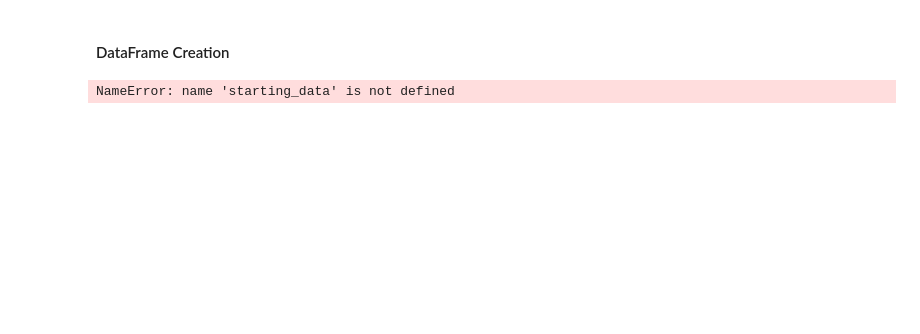
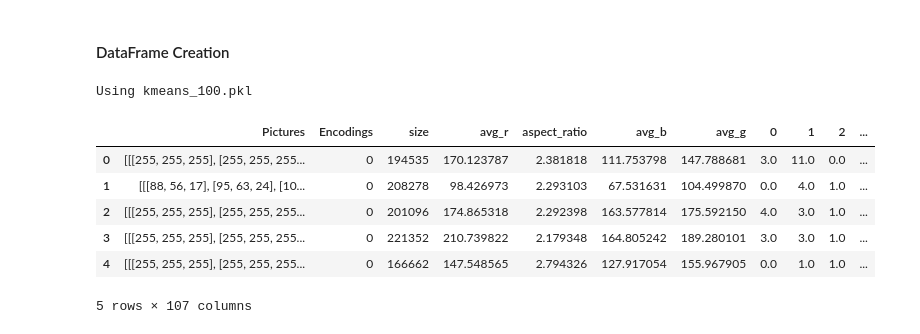
Before and after one commit to JRChow/data-200-grad-proj, a Jupyter notebook: GradProject_NB2.ipynb, the cells around one changed output. Saved outputs shown, nothing was run; the diff lists cells and outputs as text; code cells hidden in the pictures; blank space fills up the shorter version.

```diff
--- a/GradProject_NB2.ipynb
+++ b/GradProject_NB2.ipynb
@@ -267,10 +285,38 @@ train.head()
 # %% [markdown]
 <h4> DataFrame Creation </h4>
-# %%
-def feature_frame(df):
-    return df
-    #Returns data-frame with all the features now inside, and calculated
-# %%
-feature_frame(data_from_nb1)
-# %% [output]
-NameError: name 'starting_data' is not defined
+# %%
+def feature_frame(df):
+    data = df.copy()
+    # Convert gray to RGB
+    is_gray = data["Pictures"].apply(lambda img: img.ndim != 3)
+    rgb_imgs = data.loc[is_gray, "Pictures"].apply(gray_to_rgb)
+    data.loc[is_gray, "Pictures"] = rgb_imgs
+    # Scalar features
+    data["size"] = data["Pictures"].apply(ft0)
+    data["avg_r"] = data["Pictures"].apply(ft1)
+    data["aspect_ratio"] = data["Pictures"].apply(ft2)
+    data["avg_b"] = data["Pictures"].apply(ft3)
+    data["avg_g"] = data["Pictures"].apply(ft4)
+    # SIFT feature
+    pkl_fname = f"kmeans_{n_clusters}.pkl"
+    print("Using " + pkl_fname)
+    with open(pkl_fname, "rb") as f:
+        kmeans = pickle.load(f)
+    hist_ls = [build_histogram(img, kmeans) for img in data["Pictures"]]
+    all_hist = np.vstack(hist_ls)
+    feature_df = pd.DataFrame(all_hist)
+    data = pd.concat([data, feature_df], axis=1)
+    return data
+# %%
+learning = pd.read_pickle("train.pkl")
+train_with_feature = feature_frame(learning)
+train_with_feature.head()
+# %% [output]
+Using kmeans_100.pkl
+|  | Pictures | Encodings | size | avg_r | aspect_ratio | avg_b | avg_g | 0 | 1 | 2 | ... |
+| 0 | [[[255, 255, 255], [255, 255, 255... | 0 | 194535 | 170.123787 | 2.381818 | 111.753798 | 147.788681 | 3.0 | 11.0 | 0.0 | ... |
+| 1 | [[[88, 56, 17], [95, 63, 24], [10... | 0 | 208278 | 98.426973 | 2.293103 | 67.531631 | 104.499870 | 0.0 | 4.0 | 1.0 | ... |
+| 2 | [[[255, 255, 255], [255, 255, 255... | 0 | 201096 | 174.865318 | 2.292398 | 163.577814 | 175.592150 | 4.0 | 3.0 | 1.0 | ... |
+| 3 | [[[255, 255, 255], [255, 255, 255... | 0 | 221352 | 210.739822 | 2.179348 | 164.805242 | 189.280101 | 3.0 | 3.0 | 1.0 | ... |
+| 4 | [[[255, 255, 255], [255, 255, 255... | 0 | 166662 | 147.548565 | 2.794326 | 127.917054 | 155.967905 | 0.0 | 1.0 | 1.0 | ... |
+5 rows × 107 columns
```
Also changed, not shown: parts of 12 cells of this notebook.
